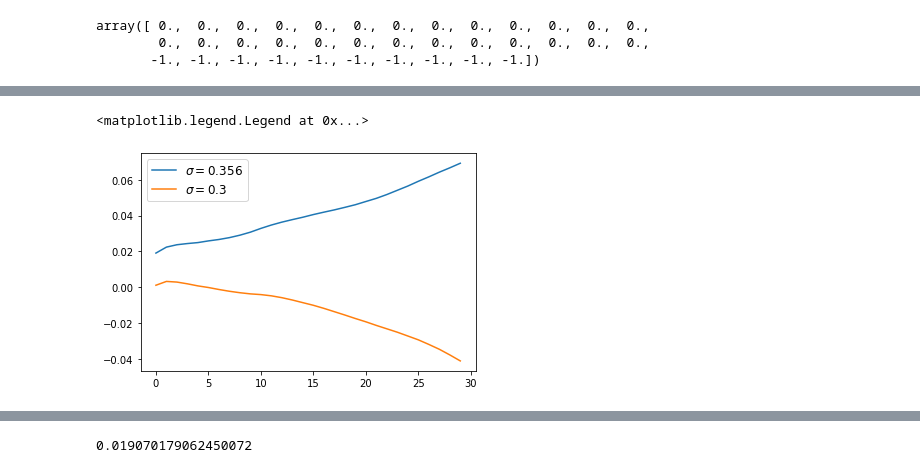
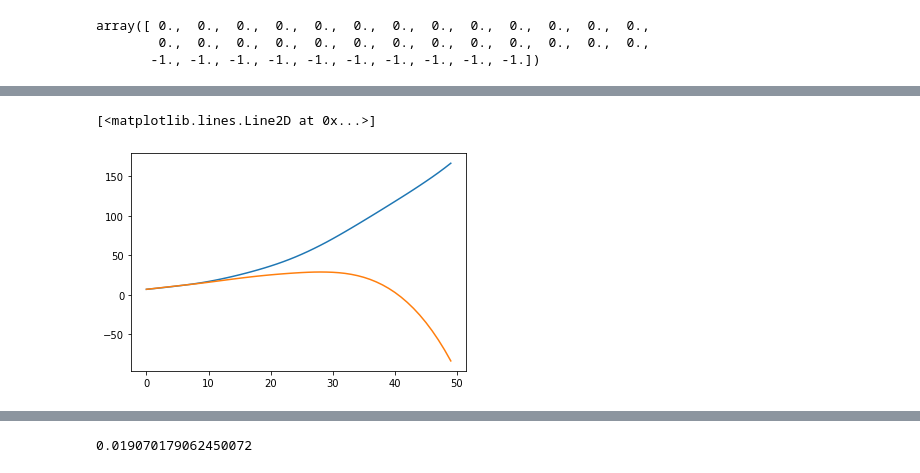
Before and after one commit to mkhlgrv/olg, a Jupyter notebook: steady_state.ipynb, the cells around one changed output, grey strips where cells are left out. Cells and saved outputs as stored; diff of their text form; code cells hidden in the pictures.

```diff
--- a/steady_state.ipynb
+++ b/steady_state.ipynb
@@ -139,5 +217,5 @@ olg = OLG_model(G=60,T=250,N=N,epsilon=epsilon, rho=rho,
 # niter = 30
 # tol = 10e-5
 # %%
-# with open('olg_baseline.file', 'rb') as f:
-#     olg_baseline = pickle.load(f)
+with open('olg_baseline_beta093_adaptive_sigma.file', 'rb') as f:
+    olg = pickle.load(f)
@@ -190,3 +273,5 @@ with open(f'olg_baseline.file', 'rb') as f:
     olg_baseline = pickle.load(f)
 with open(f'olg_sigma_low.file', 'rb') as f:
     olg_sigma_low = pickle.load(f)
+with open(f'olg_baseline_with_reform.file', 'rb') as f:
+    olg_reform = pickle.load(f)
@@ -199,0 +418,4 @@ array([ 0.,  0.,  0.,  0.,  0.,  0.,  0.,  0.,  0.,  0.,  0.,  0.,  0.,
+# %%
+for t in range(500):
+    olg_reform.update_government(t)
+    olg_baseline.update_government(t)
@@ -200,7 +475,6 @@ array([ 0.,  0.,  0.,  0.,  0.,  0.,  0.,  0.,  0.,  0.,  0.,  0.,  0.,
 # %%
-plt.plot(olg_baseline.Deficit_ratio[:30], label = r'$\sigma=0.356$')
-plt.plot(olg_sigma_low.Deficit_ratio[:30], label = r'$\sigma=0.3$')
-plt.legend()
+plt.plot(olg_baseline.Debt[:50], label = r'$\sigma=0.356$')
+plt.plot(olg_sigma_low.Debt[:50], label = r'$\sigma=0.3$')
 # %% [output]
-<matplotlib.legend.Legend at 0x...>
+[<matplotlib.lines.Line2D at 0x...>]
-[figure, old version]
+[figure, new version]
```
Also changed, not shown: parts of 43 cells of this notebook, 11 other files.
